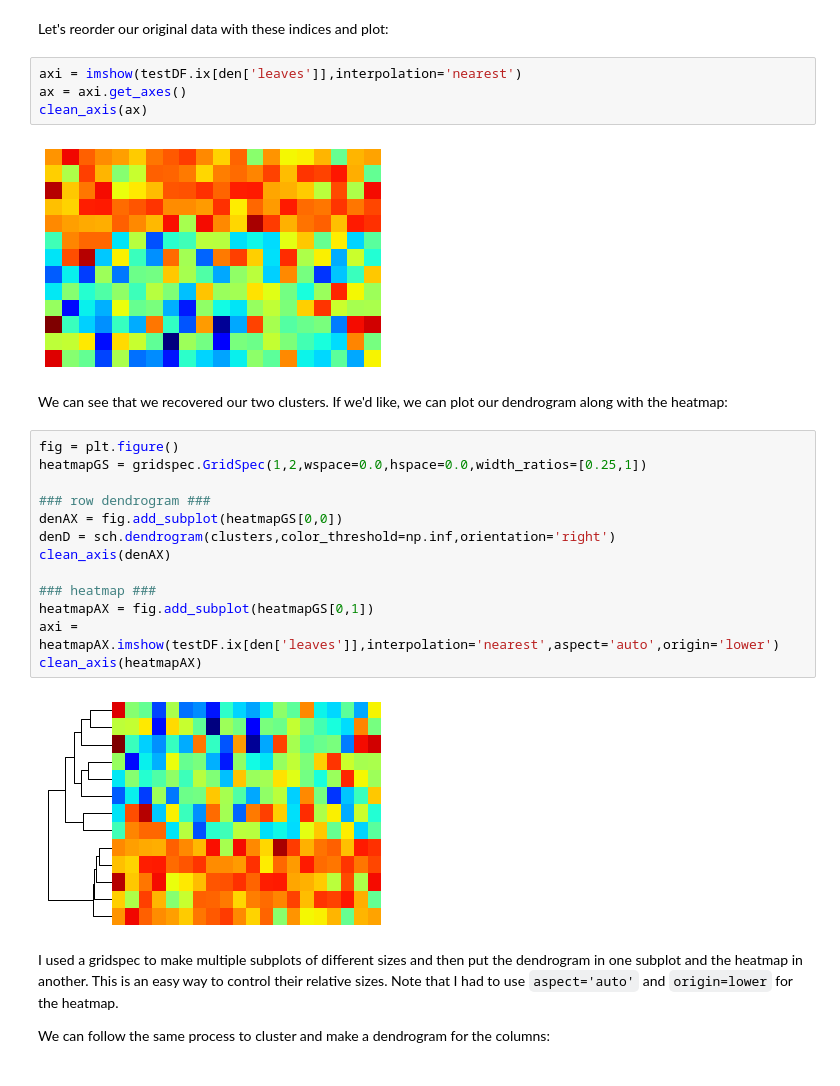
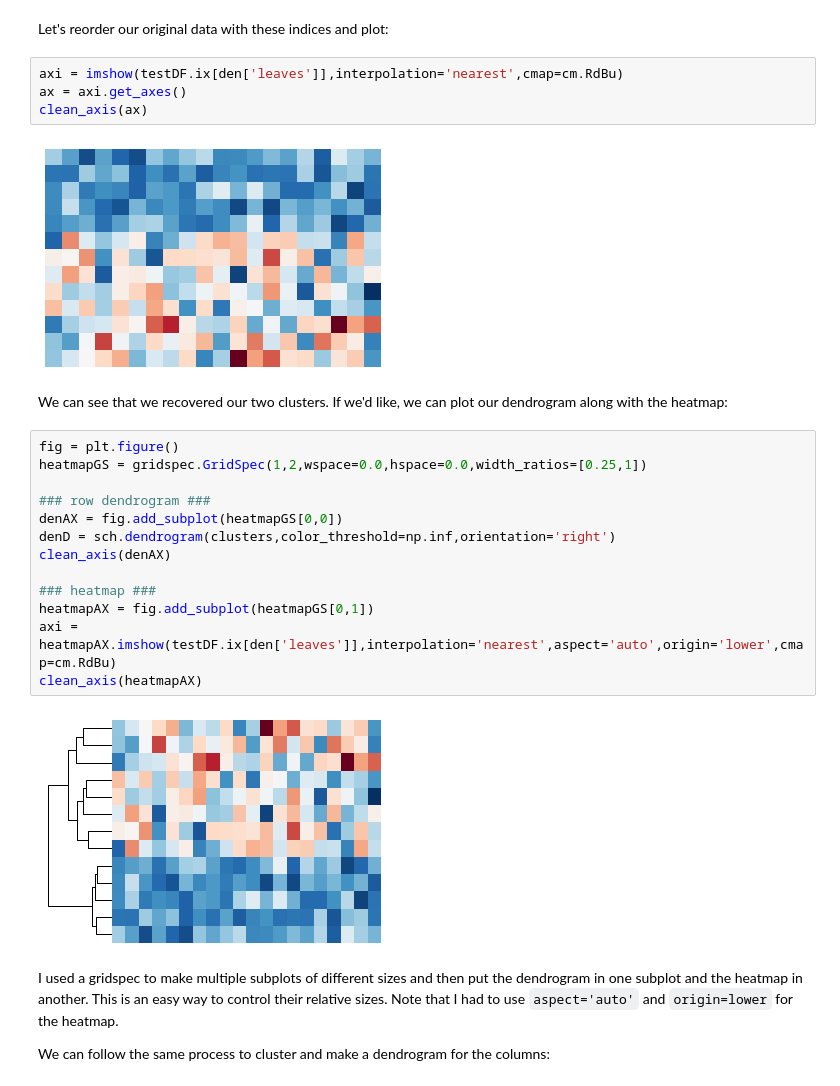
Before and after one commit to ucsd-scientific-python/user-group, a Jupyter notebook: presentations/20131016/hierarchical_clustering_heatmaps_gridspec.ipynb, the cells around one changed output. Cells and saved outputs as stored; diff of their text form.

```diff
--- a/presentations/20131016/hierarchical_clustering_heatmaps_gridspec.ipynb
+++ b/presentations/20131016/hierarchical_clustering_heatmaps_gridspec.ipynb
@@ -117,11 +123,11 @@ den['leaves']
 # %% [markdown]
 Let's reorder our original data with these indices and plot:
 # %%
-axi = imshow(testDF.ix[den['leaves']],interpolation='nearest')
+axi = imshow(testDF.ix[den['leaves']],interpolation='nearest',cmap=cm.RdBu)
 ax = axi.get_axes()
 clean_axis(ax)
 # %% [output]
-[figure, old version]
+[figure, new version]
 # %% [markdown]
 We can see that we recovered our two clusters. If we'd like, we can plot our dendrogram along with the heatmap:
 # %%
@@ -135,10 +141,10 @@ clean_axis(denAX)
 
 ### heatmap ###
 heatmapAX = fig.add_subplot(heatmapGS[0,1])
-axi = heatmapAX.imshow(testDF.ix[den['leaves']],interpolation='nearest',aspect='auto',origin='lower')
+axi = heatmapAX.imshow(testDF.ix[den['leaves']],interpolation='nearest',aspect='auto',origin='lower',cmap=cm.RdBu)
 clean_axis(heatmapAX)
 # %% [output]
-[figure, old version]
+[figure, new version]
 # %% [markdown]
 I used a gridspec to make multiple subplots of different sizes and then put the dendrogram in one subplot and the heatmap in another. This is an easy way to control their relative sizes. Note that I had to use `aspect='auto'` and `origin=lower` for the heatmap.
 
```
Also changed, not shown: parts of 16 cells of this notebook.
